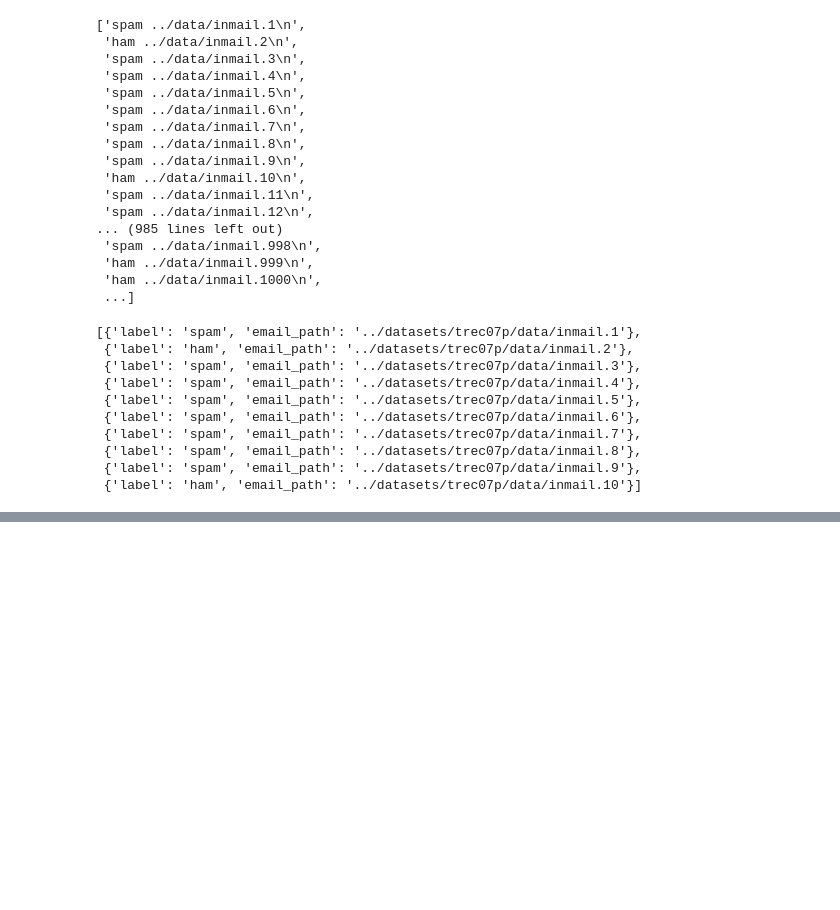
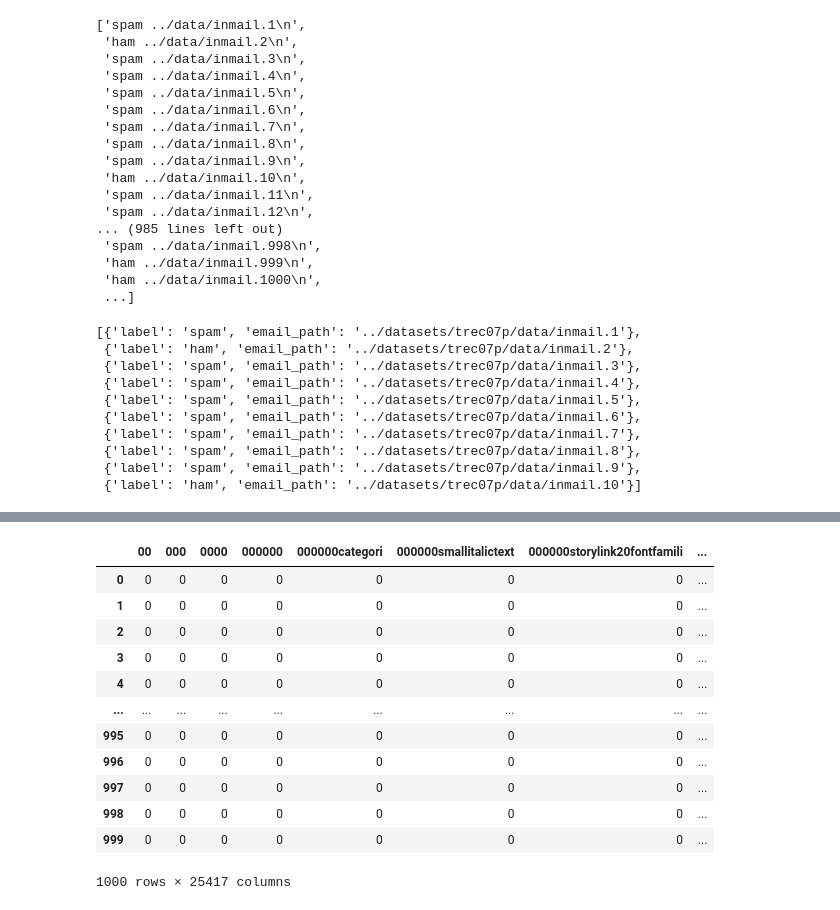
Before and after one commit to itsFDavid/Simulacion, a Jupyter notebook: 05-Regresion_Logistica/Regresion_Logistica.ipynb, the cells around one changed output, grey strips where cells are left out. Cells and saved outputs as stored; diff of their text form; code cells hidden in the pictures; blank space fills up the shorter version.

Commit message:
add model of predict data

```diff
--- a/05-Regresion_Logistica/Regresion_Logistica.ipynb
+++ b/05-Regresion_Logistica/Regresion_Logistica.ipynb
@@ -211,0 +263,10 @@ indexes
+# %%
+from sklearn.preprocessing import OneHotEncoder
+
+prep_email = [[w] for w in mail["subject"] + mail['body']]
+
+enc = OneHotEncoder(handle_unknown = 'ignore')
+X = enc.fit_transform(prep_email)
+
+print("Features: \n", enc.get_feature_names_out())
+print("\nValues: \n", X.toarray())
@@ -211,0 +293,12 @@ indexes
+# %%
+def create_prep_dataset(index_path, n_elements):
+    X = []
+    y = []
+    indexes = parse_index(index_path, n_elements)
+    for i in range(n_elements):
+        print("\nParsing email {0}".format(i+1), end = "")
+        mail, label = parse_email(indexes[i])
+        X.append(" ".join(mail['subject']) + " ".join(mail['body']))
+        y.append(label)
+
+    return X,y
@@ -211,0 +307,4 @@ indexes
+# %%
+## Leer unicamente un subconjunto de 1,000 correos electronicos
+X_train, y_train = create_prep_dataset("../datasets/trec07p/full/index", 1000)
+X_train
@@ -211,0 +348,3 @@ indexes
+# %%
+vectorizer = CountVectorizer()
+X_train = vectorizer.fit_transform(X_train)
@@ -211,0 +367,16 @@ indexes
+# %%
+pd.DataFrame(X_train.toarray(), columns = [vectorizer.get_feature_names_out()])
+# %% [output]
+|  | 00 | 000 | 0000 | 000000 | 000000categori | 000000smallitalictext | 000000storylink20fontfamili | ... |
+| 0 | 0 | 0 | 0 | 0 | 0 | 0 | 0 | ... |
+| 1 | 0 | 0 | 0 | 0 | 0 | 0 | 0 | ... |
+| 2 | 0 | 0 | 0 | 0 | 0 | 0 | 0 | ... |
+| 3 | 0 | 0 | 0 | 0 | 0 | 0 | 0 | ... |
+| 4 | 0 | 0 | 0 | 0 | 0 | 0 | 0 | ... |
+| ... | ... | ... | ... | ... | ... | ... | ... | ... |
+| 995 | 0 | 0 | 0 | 0 | 0 | 0 | 0 | ... |
+| 996 | 0 | 0 | 0 | 0 | 0 | 0 | 0 | ... |
+| 997 | 0 | 0 | 0 | 0 | 0 | 0 | 0 | ... |
+| 998 | 0 | 0 | 0 | 0 | 0 | 0 | 0 | ... |
+| 999 | 0 | 0 | 0 | 0 | 0 | 0 | 0 | ... |
+1000 rows × 25417 columns
```
Also changed, not shown: parts of 18 cells of this notebook.
